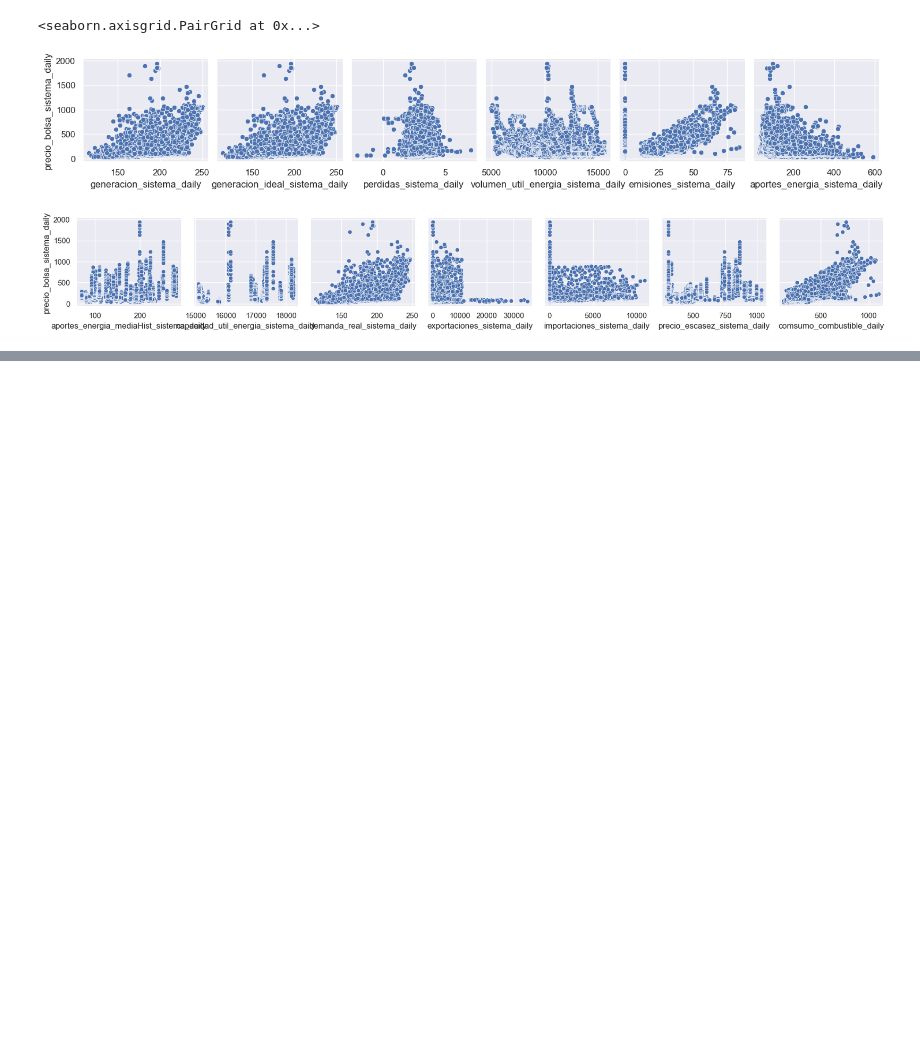
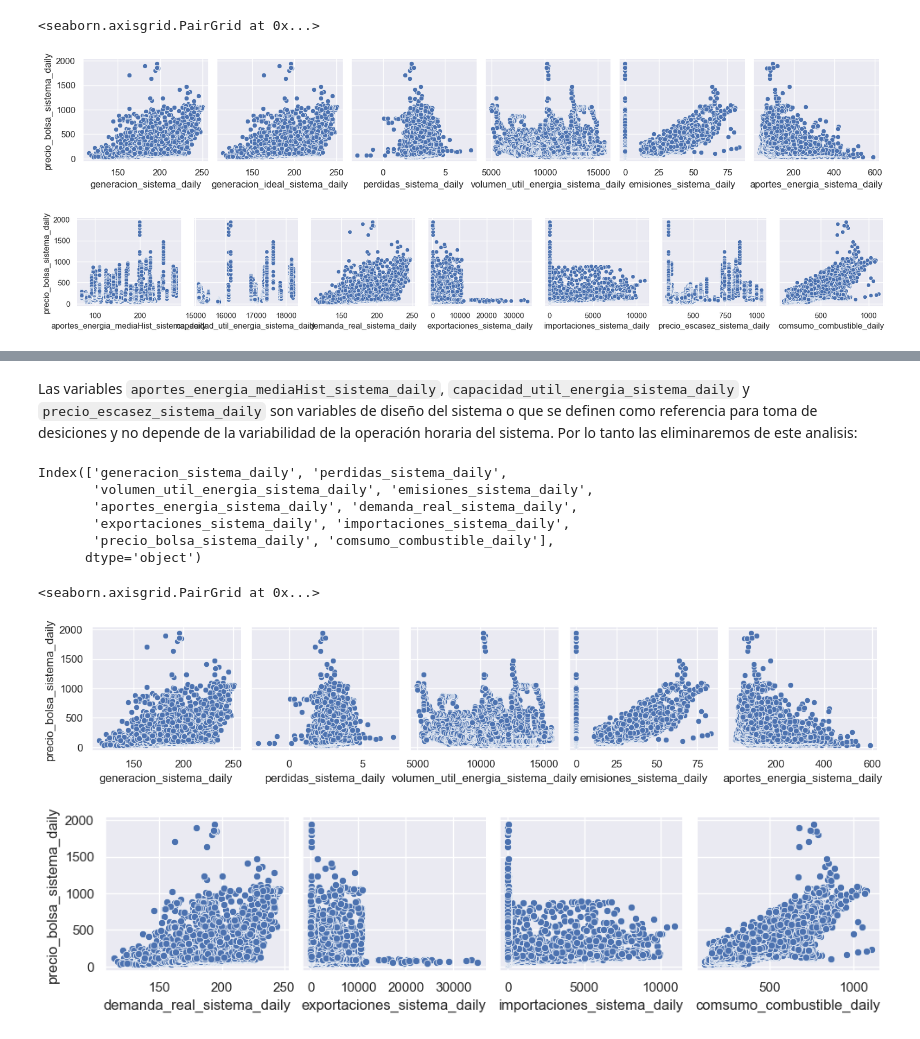
Before and after one commit to sistema-electrico-colombia/transform-EDA, a Jupyter notebook: exploratory_data_analysis.ipynb, the cells around one changed output, grey strips where cells are left out. Drawn from its saved outputs; the diff is of its cells as text; code cells hidden in the pictures; blank space fills up the shorter version.

```diff
--- a/exploratory_data_analysis.ipynb
+++ b/exploratory_data_analysis.ipynb
@@ -426,0 +421,3 @@ sns.pairplot(df_sistema_electrico_converted, y_vars=y_vars, x_vars=x_vars)
+# %%
+df_sistema_electrico_converted = df_sistema_electrico_converted.drop('generacion_ideal_sistema_daily', axis=1)
+df_sistema_electrico_converted.columns
@@ -426,0 +434,38 @@ sns.pairplot(df_sistema_electrico_converted, y_vars=y_vars, x_vars=x_vars)
+# %% [markdown]
+Las variables `aportes_energia_mediaHist_sistema_daily`, `capacidad_util_energia_sistema_daily` y `precio_escasez_sistema_daily` son variables de diseño del sistema o  que se definen como referencia para toma de desiciones y no depende de la variabilidad de la operación horaria del sistema. Por lo tanto las eliminaremos de este analisis:
+# %%
+df_sistema_electrico_converted = df_sistema_electrico_converted.drop(['aportes_energia_mediaHist_sistema_daily',
+                                                                     'capacidad_util_energia_sistema_daily',
+                                                                     'precio_escasez_sistema_daily'],
+                                                                     axis=1)
+df_sistema_electrico_converted.columns
+# %% [output]
+Index(['generacion_sistema_daily', 'perdidas_sistema_daily',
+       'volumen_util_energia_sistema_daily', 'emisiones_sistema_daily',
+       'aportes_energia_sistema_daily', 'demanda_real_sistema_daily',
+       'exportaciones_sistema_daily', 'importaciones_sistema_daily',
+       'precio_bolsa_sistema_daily', 'comsumo_combustible_daily'],
+      dtype='object')
+# %%
+y_vars = ['precio_bolsa_sistema_daily']
+
+x_vars = ['generacion_sistema_daily',
+
+          'perdidas_sistema_daily',
+          'volumen_util_energia_sistema_daily',
+          'emisiones_sistema_daily',
+          'aportes_energia_sistema_daily']
+
+sns.pairplot(df_sistema_electrico_converted, y_vars=y_vars, x_vars=x_vars)
+x_vars = [
+
+          'demanda_real_sistema_daily',
+          'exportaciones_sistema_daily',
+          'importaciones_sistema_daily',
+
+          'comsumo_combustible_daily']
+sns.pairplot(df_sistema_electrico_converted, y_vars=y_vars, x_vars=x_vars)
+# %% [output]
+<seaborn.axisgrid.PairGrid at 0x...>
+[figure, added]
+[figure, added]
```
Also changed, not shown: parts of 6 cells of this notebook, 1 other file.
